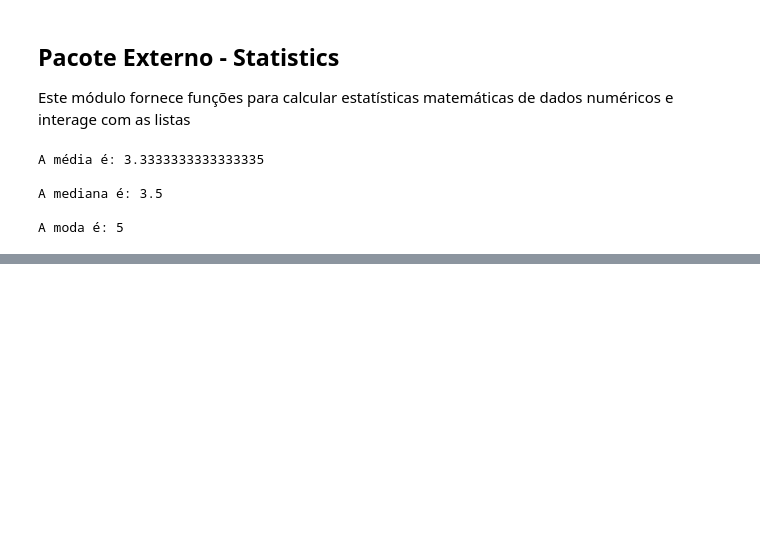
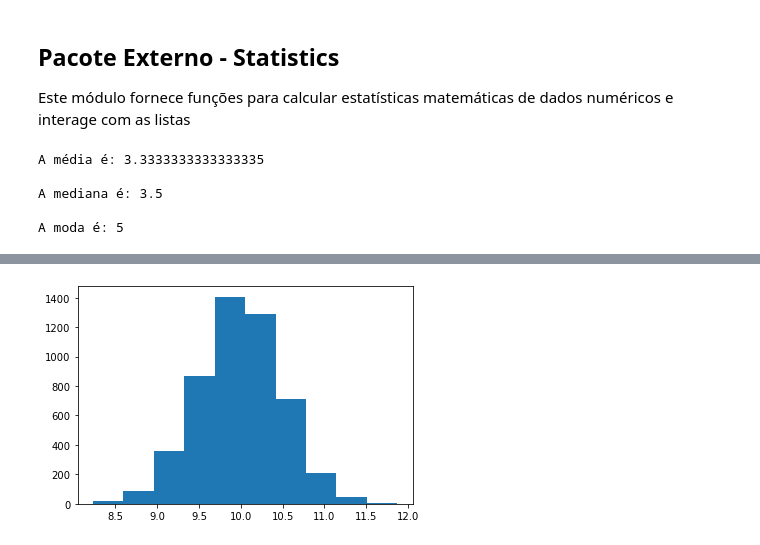
Before and after one commit to luizfernandopavanello/python_courses, a Jupyter notebook: soukAnalyticsPython/01_Programação_Python.ipynb, the cells around one changed output, grey strips where cells are left out. Cells and saved outputs as stored; diff of their text form; code cells hidden in the pictures; blank space fills up the shorter version.

```diff
--- a/soukAnalyticsPython/01_Programação_Python.ipynb
+++ b/soukAnalyticsPython/01_Programação_Python.ipynb
@@ -441,0 +746,8 @@ A moda é: 5
+# %%
+# Histograma e boxplot
+
+data = np.random.normal(10, 0.5, 5000)
+plt.hist(data)
+plt.show()
+# %% [output]
+[figure, added]
```
Also changed, not shown: parts of 47 cells of this notebook.
